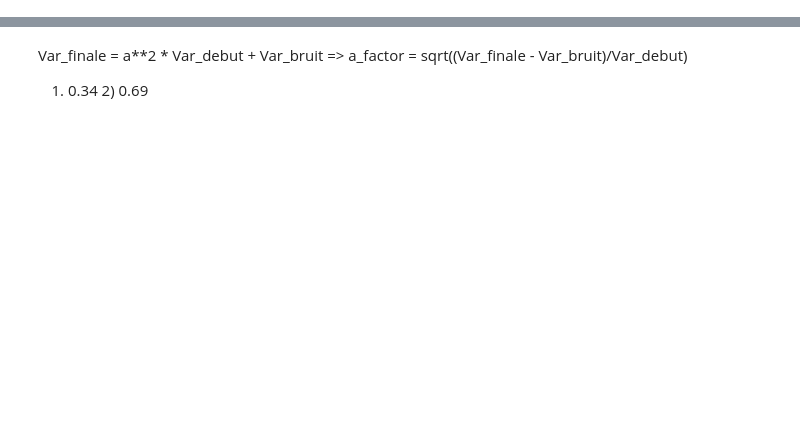
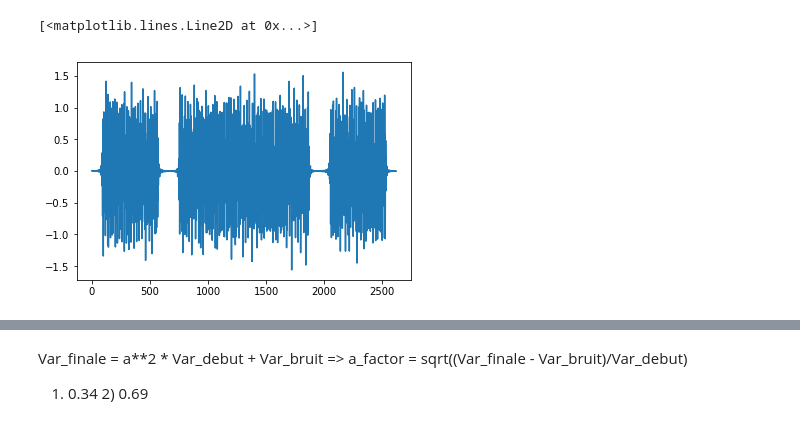
Before and after one commit to Paul-LouisDELACOUR/pdc, a Jupyter notebook: PL_5.ipynb, the cells around one changed output, grey strips where cells are left out. Drawn from its saved outputs; the diff is of its cells as text; code cells hidden in the pictures; blank space fills up the shorter version.

```diff
--- a/PL_5.ipynb
+++ b/PL_5.ipynb
@@ -178,0 +223,5 @@ a_transmitted = np.real(a_transmitted)
+# %%
+plt.plot(message_transmitted)
+# %% [output]
+[<matplotlib.lines.Line2D at 0x...>]
+[figure, added]
```
Also changed, not shown: parts of 51 cells of this notebook, 2 other files.
